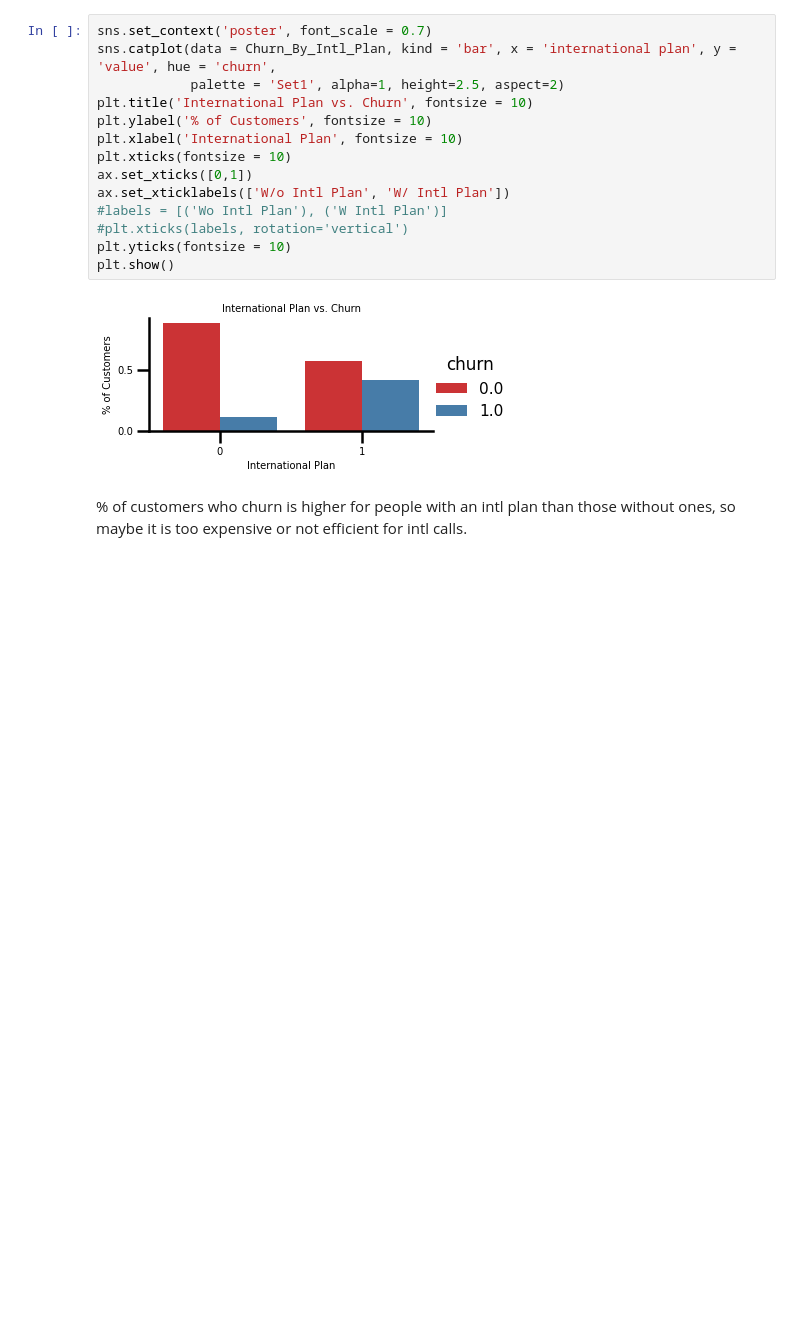
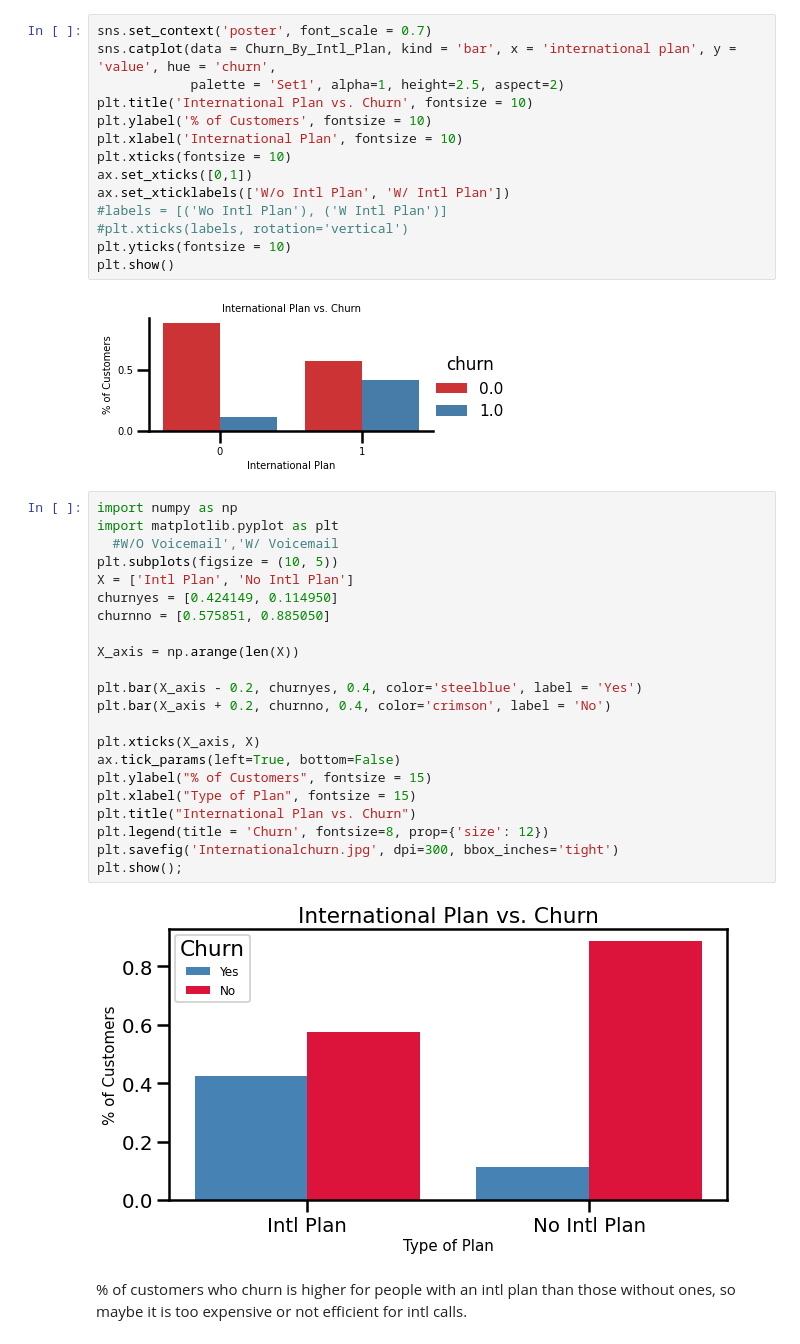
Before and after one commit to sumed-h/SyriaTelProject, a Jupyter notebook: FinalGroup2(SyriaTel).ipynb, the cells around one changed output. Cells and saved outputs as stored; diff of their text form; blank space fills up the shorter version.

```diff
--- a/FinalGroup2(SyriaTel).ipynb
+++ b/FinalGroup2(SyriaTel).ipynb
@@ -408,6 +408,30 @@ plt.yticks(fontsize = 10)
 plt.show()
 # %% [output]
 [figure]
+# %%
+import numpy as np
+import matplotlib.pyplot as plt
+  #W/O Voicemail','W/ Voicemail
+plt.subplots(figsize = (10, 5))
+X = ['Intl Plan', 'No Intl Plan']
+churnyes = [0.424149, 0.114950]
+churnno = [0.575851, 0.885050]
+
+X_axis = np.arange(len(X))
+
+plt.bar(X_axis - 0.2, churnyes, 0.4, color='steelblue', label = 'Yes')
+plt.bar(X_axis + 0.2, churnno, 0.4, color='crimson', label = 'No')
+
+plt.xticks(X_axis, X)
+ax.tick_params(left=True, bottom=False)
+plt.ylabel("% of Customers", fontsize = 15)
+plt.xlabel("Type of Plan", fontsize = 15)
+plt.title("International Plan vs. Churn")
+plt.legend(title = 'Churn', fontsize=8, prop={'size': 12})
+plt.savefig('Internationalchurn.jpg', dpi=300, bbox_inches='tight')
+plt.show();
+# %% [output]
+[figure, added]
 # %% [markdown]
 % of customers who churn is higher for people with an intl plan than those without ones, so maybe it is too expensive or not efficient for intl calls.
 # %% [markdown]
```
Also changed, not shown: parts of 4 cells of this notebook.
